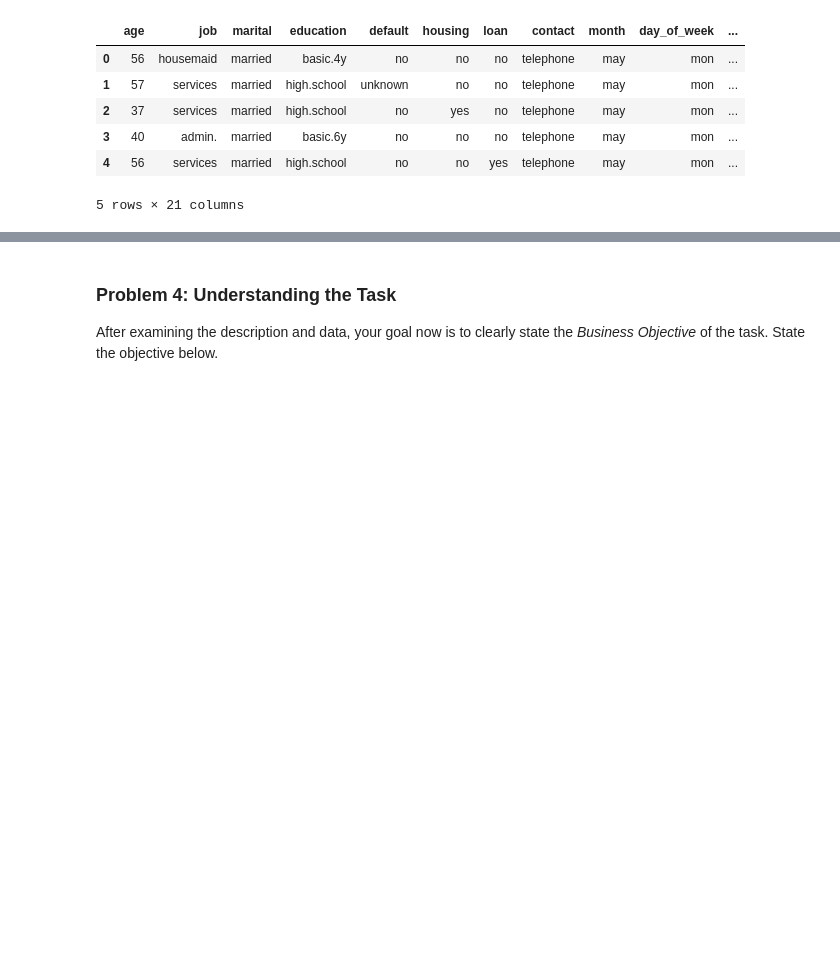
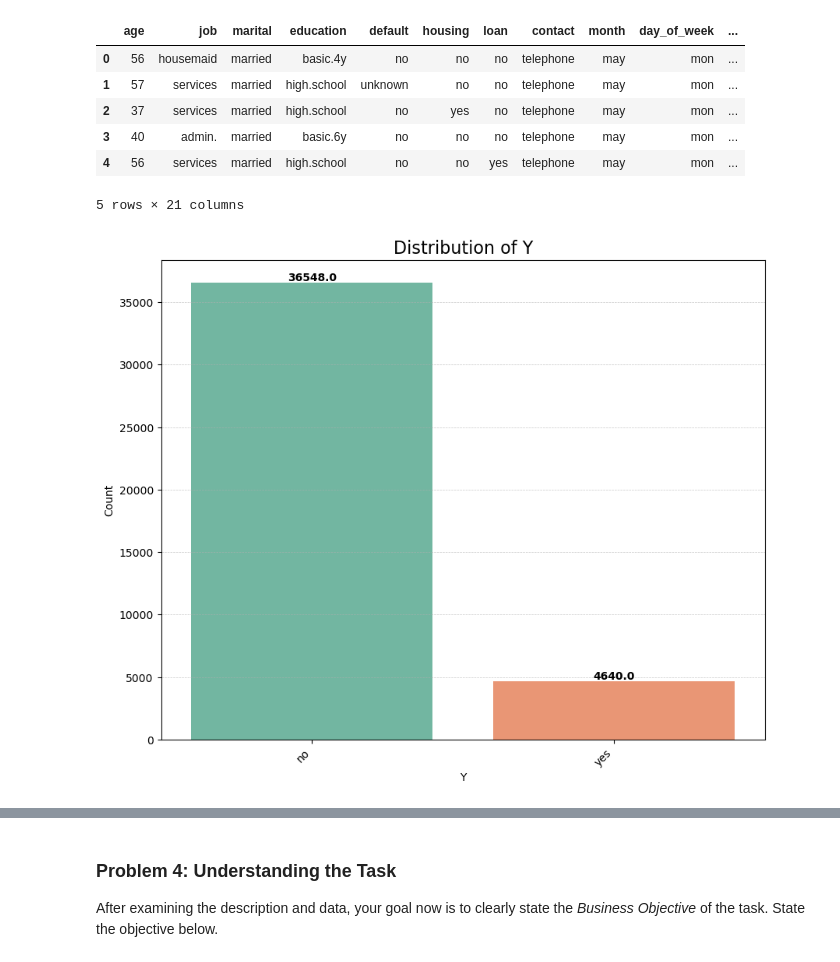
Before and after one commit to christianfajardo/ML_AI_PracticalApplication_3, a Jupyter notebook: prompt_III.ipynb, the cells around one changed output, grey strips where cells are left out. Saved outputs shown, nothing was run; the diff lists cells and outputs as text; code cells hidden in the pictures; blank space fills up the shorter version.

Commit message:
added data analysis plots

```diff
--- a/prompt_III.ipynb
+++ b/prompt_III.ipynb
@@ -152,0 +151,35 @@ df.head()
+# %%
+def plot_values(feature_name, df):
+    """
+    Plots a countplot for the specified feature and adds value labels on top of each bar.
+
+    Parameters:
+    - feature_name (str): The column name in the DataFrame to be plotted.
+    - df (pd.DataFrame): The DataFrame containing the data.
+
+    Returns:
+    - A Seaborn count plot with values displayed on top.
+    """
+    plt.figure(figsize=(10, 8))
+    ax = sns.countplot(data=df, x=feature_name, palette='Set2')
+
+    # Rotate x-axis labels
+    plt.xticks(rotation=45, ha='right')
+
+    # Add values on top of bars
+    for p in ax.patches:
+        ax.annotate(f'{p.get_height()}', (p.get_x() + p.get_width() / 2., p.get_height()),
+                    ha='center', va='bottom', fontsize=10, fontweight='bold')
+
+    # Labels and title
+    plt.xlabel(feature_name.replace('_', ' ').title(), fontsize=10)
+    plt.ylabel('Count', fontsize=10)
+    plt.title(f'Distribution of {feature_name.replace("_", " ").title()}', fontsize=16)
+    plt.grid(axis='y', linestyle='--', linewidth=0.5, alpha=0.7)
+
+    # Show the plot
+    plt.show()
+# %%
+plot_values('y', df)
+# %% [output]
+[figure, added]
```
Also changed, not shown: parts of 11 cells of this notebook.
